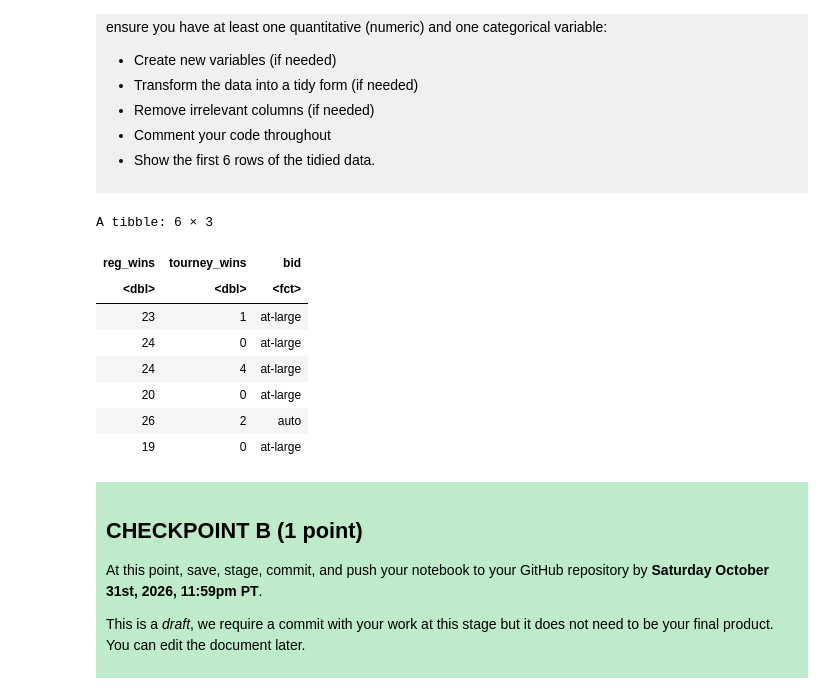
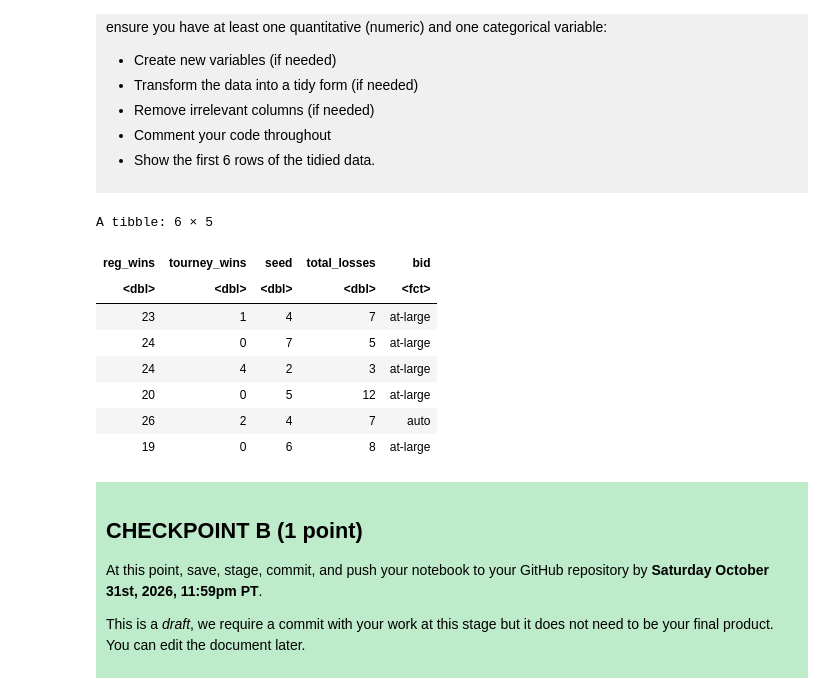
Before and after one commit to mateyasigur/dsci-100-project-Mateya-Sigur, a Jupyter notebook: dsci-100-project-notebook.ipynb, the cells around one changed output. Cells and saved outputs as stored; diff of their text form; code cells hidden in the pictures.

Commit message:
checkpoint C push to github

```diff
--- a/dsci-100-project-notebook.ipynb
+++ b/dsci-100-project-notebook.ipynb
@@ -221,22 +221,23 @@ Produce a tidy data set that could be used to answer your research question usin
 # %%
 ### EDIT THIS CODE CELL ###
 
 tidied_data <- data |> #here I am creating an object to store my tidied data form
-    select(reg_wins, tourney_wins, bid) |> #selecting the relevant columns for the classification
+    select(reg_wins, tourney_wins, seed, total_losses, bid) |> #selecting the relevant columns for the classification
     mutate(bid = as_factor(bid)) |> #turning the bid column into a factor instead of a string, to properly analyze it as a categorical variable
-    drop_na() |> #to remove all the observations with missing (NA) values before classification steps
-    head() #to show first 6 rows of data
-tidied_data
+    drop_na() #to remove all the observations with missing (NA) values before classification steps
+head(tidied_data) #to show first 6 rows of data
+
+#this code cell has been edited after Checkpoint B
 # %% [output]
-A tibble: 6 × 3
+A tibble: 6 × 5
-| reg_wins | tourney_wins | bid |
-| <dbl> | <dbl> | <fct> |
-| 23 | 1 | at-large |
-| 24 | 0 | at-large |
-| 24 | 4 | at-large |
-| 20 | 0 | at-large |
-| 26 | 2 | auto |
-| 19 | 0 | at-large |
+| reg_wins | tourney_wins | seed | total_losses | bid |
+| <dbl> | <dbl> | <dbl> | <dbl> | <fct> |
+| 23 | 1 | 4 | 7 | at-large |
+| 24 | 0 | 7 | 5 | at-large |
+| 24 | 4 | 2 | 3 | at-large |
+| 20 | 0 | 5 | 12 | at-large |
+| 26 | 2 | 4 | 7 | auto |
+| 19 | 0 | 6 | 8 | at-large |
 # %% [markdown]
 <div style="background-color: #beebca; padding: 10px;">
 
```
Also changed, not shown: parts of 11 cells of this notebook.
